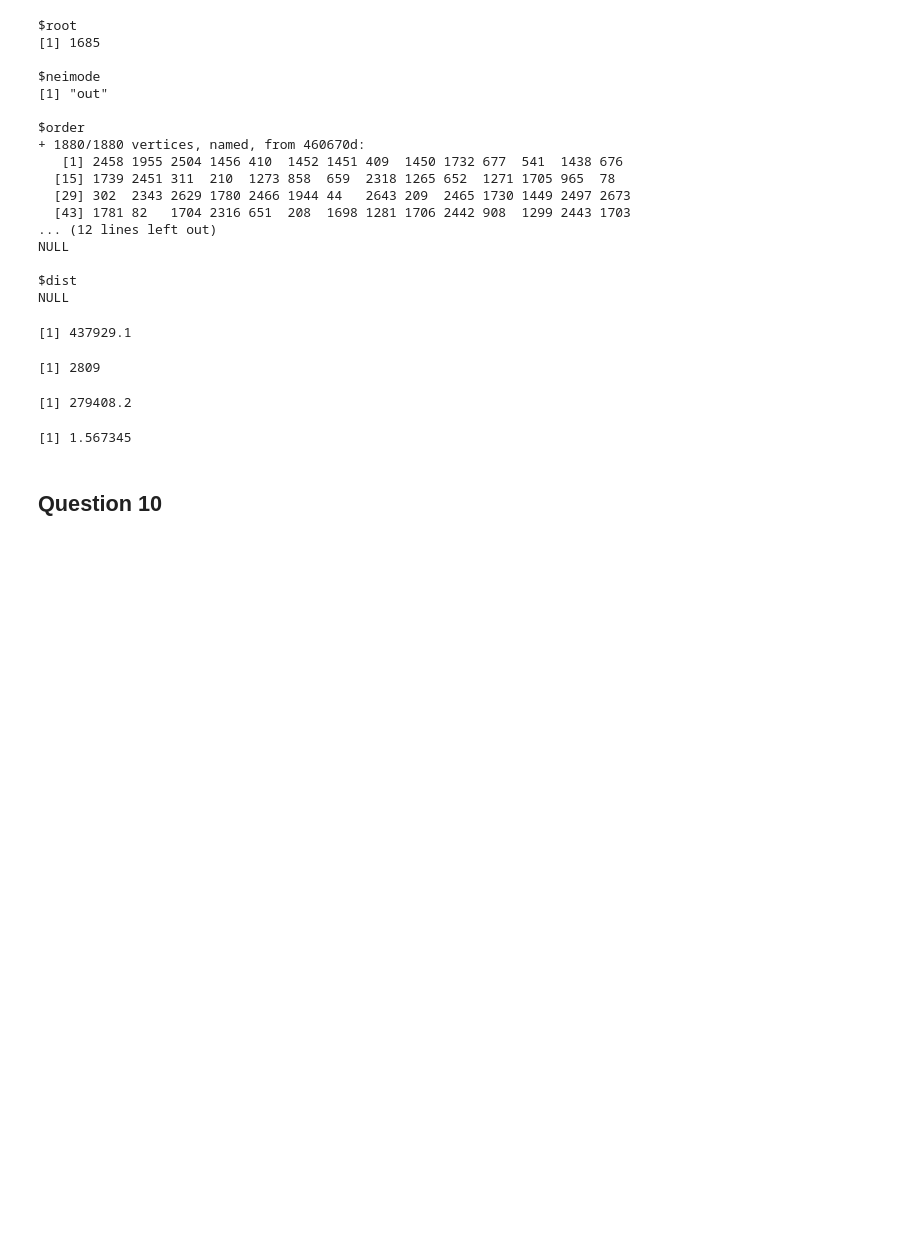
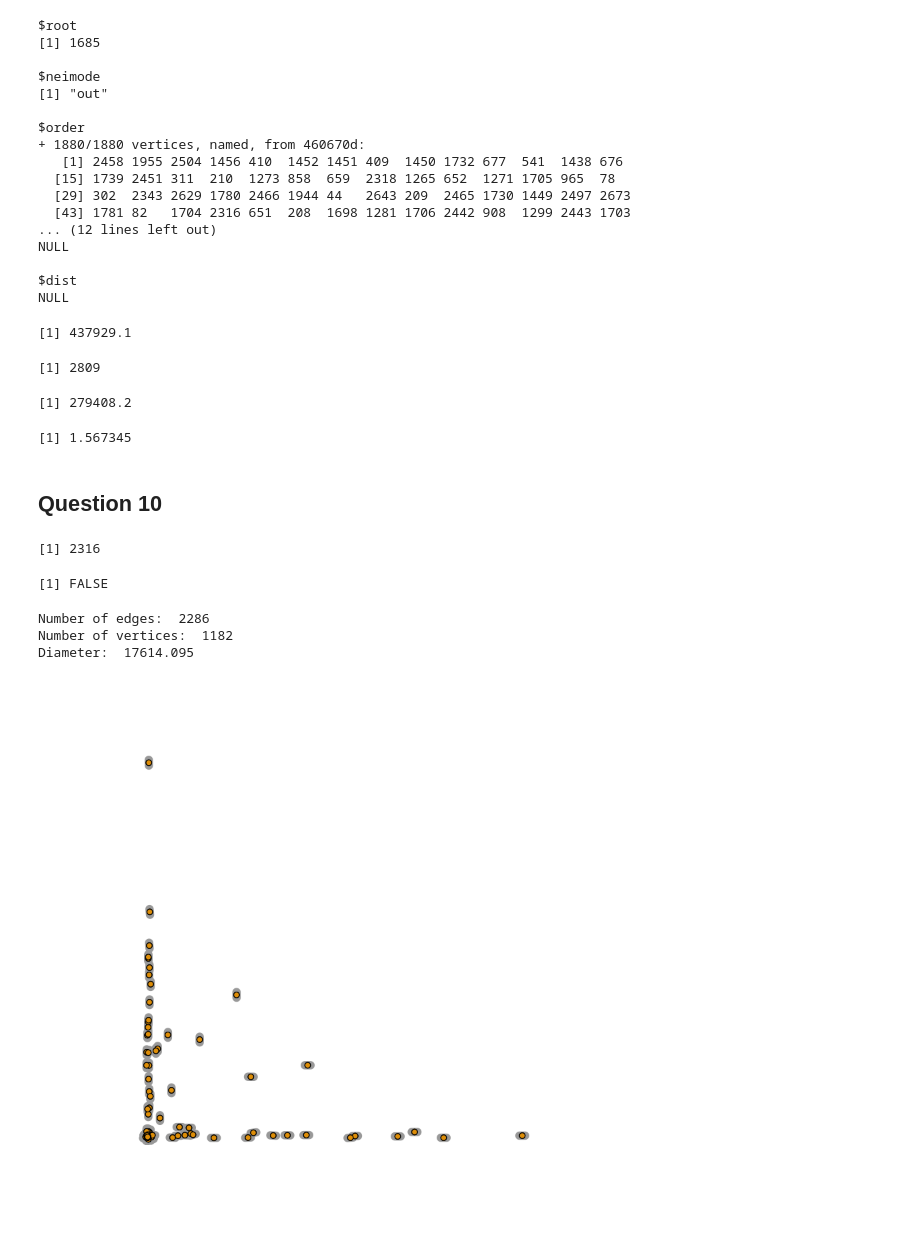
Before and after one commit to maithilibhide/ECE232, a Jupyter notebook: Project5/Uber_Graph.ipynb, the cells around one changed output. Saved outputs shown, nothing was run; the diff lists cells and outputs as text; code cells hidden in the pictures; blank space fills up the shorter version.

```diff
--- a/Project5/Uber_Graph.ipynb
+++ b/Project5/Uber_Graph.ipynb
@@ -346,3 +328,24 @@ cost/optimal_cost
 [1] 1.567345
 # %% [markdown]
 <h2>Question 10</h2>
+# %%
+edges = edge_ids[edge_ids > 0]
+length(edges)
+# %% [output]
+[1] 2316
+# %%
+trajectory <- subgraph.edges(gcc, edges)
+# %%
+is.connected(trajectory)
+writeLines(paste("Number of edges: ", ecount(trajectory)))
+writeLines(paste("Number of vertices: ", vcount(trajectory)))
+writeLines(paste("Diameter: ", diameter(trajectory)))
+# %% [output]
+[1] FALSE
+Number of edges:  2286
+Number of vertices:  1182
+Diameter:  17614.095
+# %%
+plot(trajectory, vertex.label=NA, vertex.size=3, edge.width=10, layout=layout.fruchterman.reingold)
+# %% [output]
+[figure, added]
```
Also changed, not shown: parts of 2 cells of this notebook.
